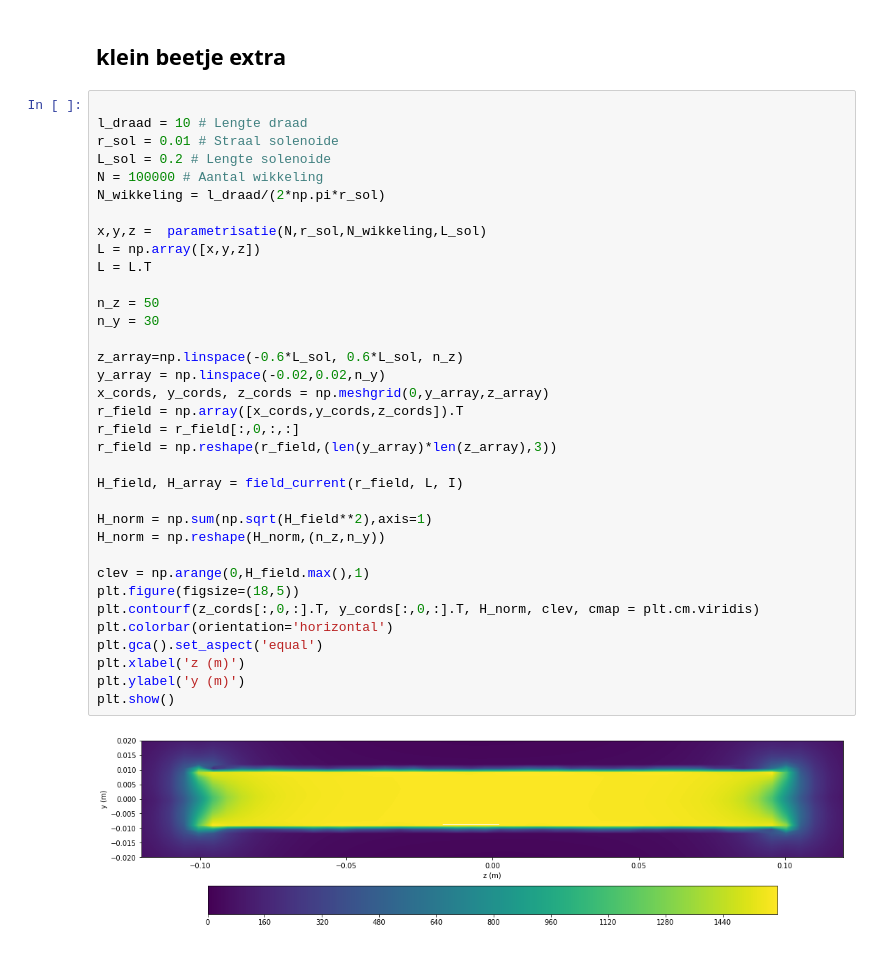
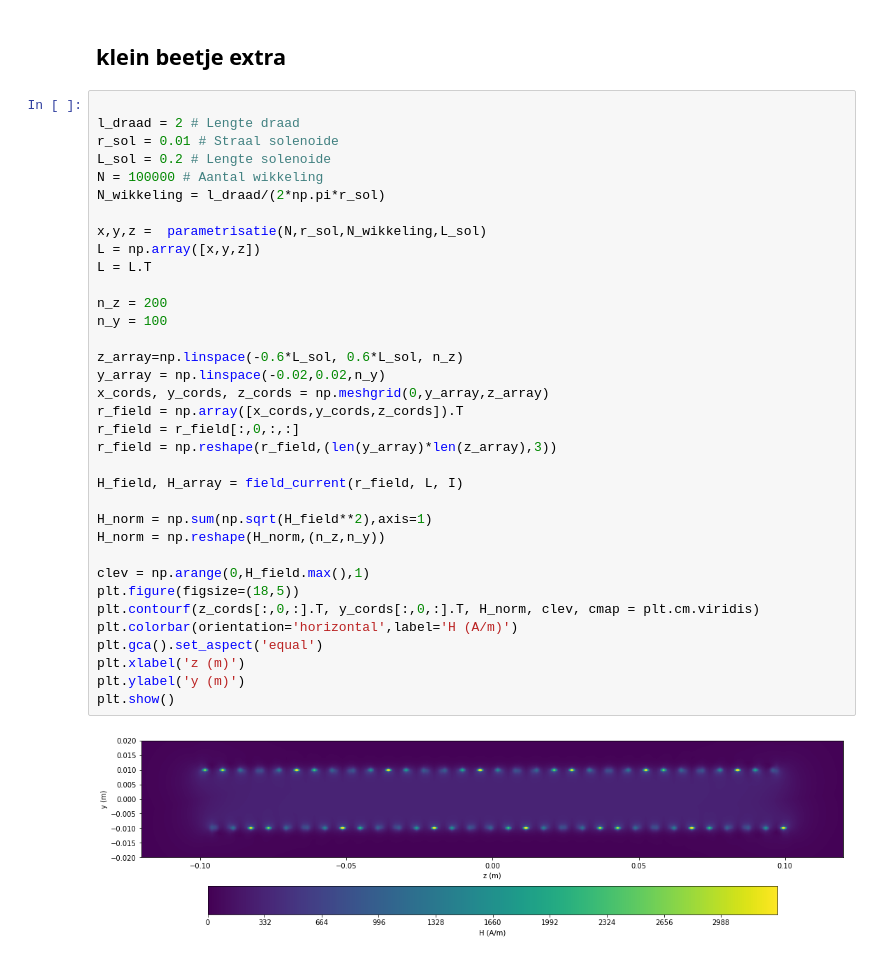
Before and after one commit to oprelo/opdrachten-DEF-D, a Jupyter notebook: DigitaleOntwerpopdrachten/2KrachtactuatorOpdracht/2KrachtactuatorOpdracht/KrachtactuatorOpdracht.ipynb, the cells around one changed output. Cells and saved outputs as stored; diff of their text form.

```diff
--- a/DigitaleOntwerpopdrachten/2KrachtactuatorOpdracht/2KrachtactuatorOpdracht/KrachtactuatorOpdracht.ipynb
+++ b/DigitaleOntwerpopdrachten/2KrachtactuatorOpdracht/2KrachtactuatorOpdracht/KrachtactuatorOpdracht.ipynb
@@ -726,38 +726,38 @@ Controleer eerst nog goed of alles klopt. **Klik boven op `Kernel -> Restart and
 ## klein beetje extra
 # %%
 
-l_draad = 10 # Lengte draad
+l_draad = 2 # Lengte draad
 r_sol = 0.01 # Straal solenoide
 L_sol = 0.2 # Lengte solenoide
 N = 100000 # Aantal wikkeling
 N_wikkeling = l_draad/(2*np.pi*r_sol)
 
 x,y,z =  parametrisatie(N,r_sol,N_wikkeling,L_sol)
 L = np.array([x,y,z])
 L = L.T
 
-n_z = 50
-n_y = 30
+n_z = 200
+n_y = 100
 
 z_array=np.linspace(-0.6*L_sol, 0.6*L_sol, n_z)
 y_array = np.linspace(-0.02,0.02,n_y)
 x_cords, y_cords, z_cords = np.meshgrid(0,y_array,z_array)
 r_field = np.array([x_cords,y_cords,z_cords]).T
 r_field = r_field[:,0,:,:]
 r_field = np.reshape(r_field,(len(y_array)*len(z_array),3))
 
 H_field, H_array = field_current(r_field, L, I)
 
 H_norm = np.sum(np.sqrt(H_field**2),axis=1)
 H_norm = np.reshape(H_norm,(n_z,n_y))
 
 clev = np.arange(0,H_field.max(),1)
 plt.figure(figsize=(18,5))
 plt.contourf(z_cords[:,0,:].T, y_cords[:,0,:].T, H_norm, clev, cmap = plt.cm.viridis)
-plt.colorbar(orientation='horizontal')
+plt.colorbar(orientation='horizontal',label='H (A/m)')
 plt.gca().set_aspect('equal')
 plt.xlabel('z (m)')
 plt.ylabel('y (m)')
 plt.show()
 # %% [output]
-[figure, old version]
+[figure, new version]
```
Also changed, not shown: 1 other file.
